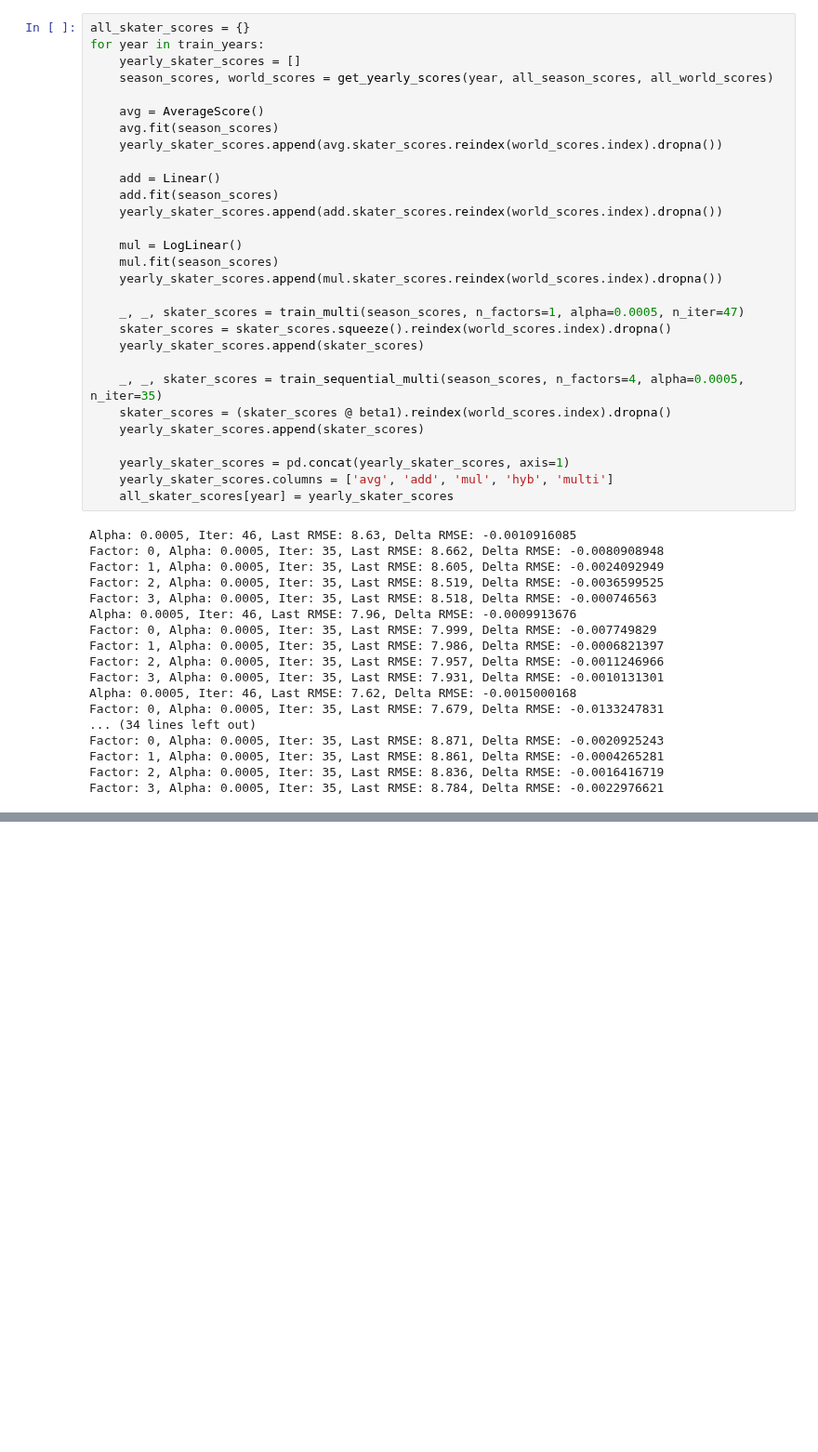
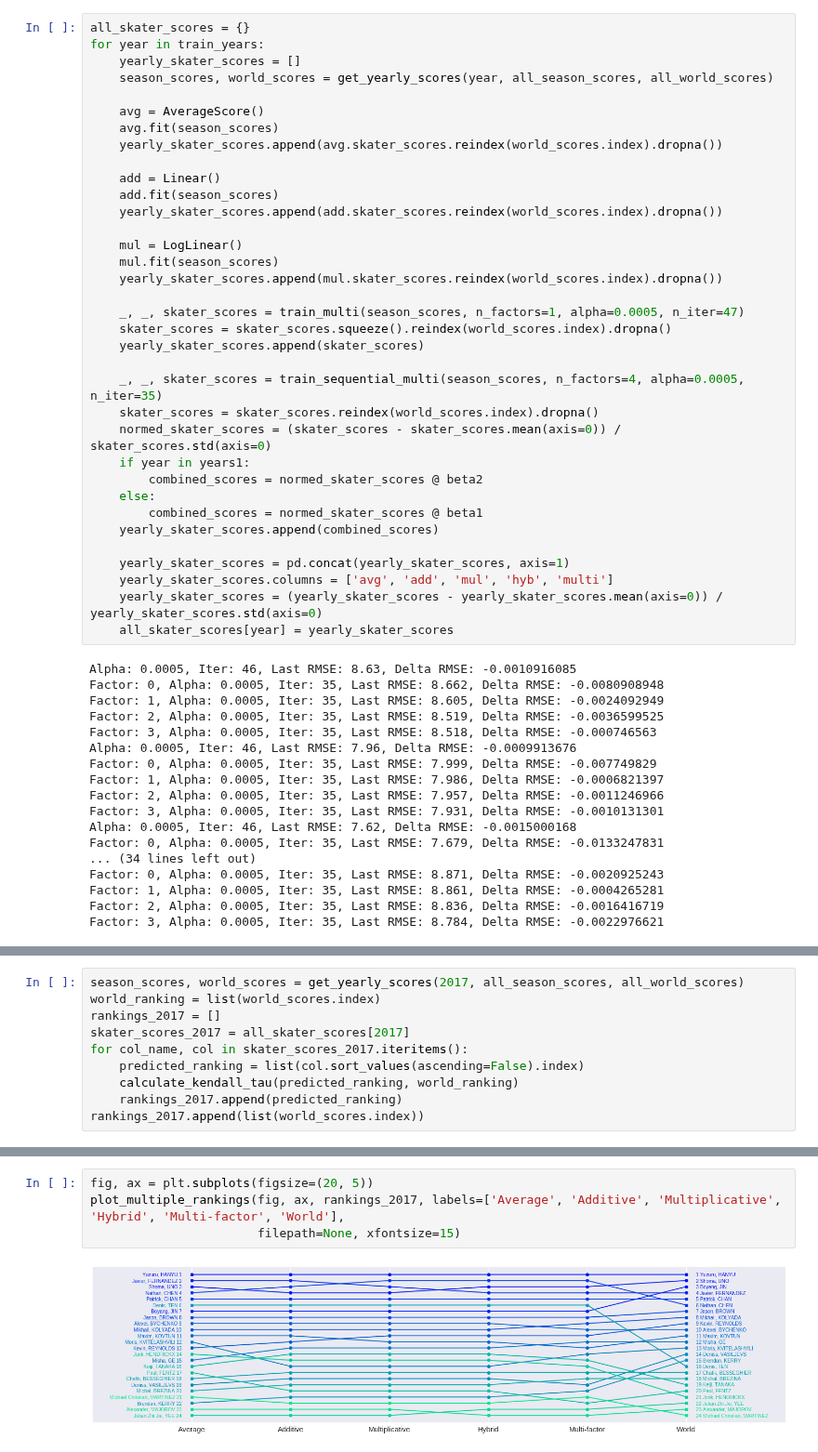
Before and after one commit to khanhnguyendata/skate_predict, a Jupyter notebook: analysis_part6.ipynb, the cells around one changed output, grey strips where cells are left out. Shown at 93% size. Cells and saved outputs as stored; diff of their text form; blank space fills up the shorter version.

```diff
--- a/analysis_part6.ipynb
+++ b/analysis_part6.ipynb
@@ -91,11 +90,17 @@ for year in train_years:
     yearly_skater_scores.append(skater_scores)
 
     _, _, skater_scores = train_sequential_multi(season_scores, n_factors=4, alpha=0.0005, n_iter=35)
-    skater_scores = (skater_scores @ beta1).reindex(world_scores.index).dropna()
-    yearly_skater_scores.append(skater_scores)
+    skater_scores = skater_scores.reindex(world_scores.index).dropna()
+    normed_skater_scores = (skater_scores - skater_scores.mean(axis=0)) / skater_scores.std(axis=0)
+    if year in years1:
+        combined_scores = normed_skater_scores @ beta2
+    else:
+        combined_scores = normed_skater_scores @ beta1
+    yearly_skater_scores.append(combined_scores)
 
     yearly_skater_scores = pd.concat(yearly_skater_scores, axis=1)
     yearly_skater_scores.columns = ['avg', 'add', 'mul', 'hyb', 'multi']
+    yearly_skater_scores = (yearly_skater_scores - yearly_skater_scores.mean(axis=0)) / yearly_skater_scores.std(axis=0)
     all_skater_scores[year] = yearly_skater_scores
 # %% [output]
 Alpha: 0.0005, Iter: 46, Last RMSE: 8.63, Delta RMSE: -0.0010916085
@@ -138,0 +123,10 @@ all_skater_scores[2005]
+# %%
+season_scores, world_scores = get_yearly_scores(2017, all_season_scores, all_world_scores)
+world_ranking = list(world_scores.index)
+rankings_2017 = []
+skater_scores_2017 = all_skater_scores[2017]
+for col_name, col in skater_scores_2017.iteritems():
+    predicted_ranking = list(col.sort_values(ascending=False).index)
+    calculate_kendall_tau(predicted_ranking, world_ranking)
+    rankings_2017.append(predicted_ranking)
+rankings_2017.append(list(world_scores.index))
@@ -138,0 +139,6 @@ all_skater_scores[2005]
+# %%
+fig, ax = plt.subplots(figsize=(20, 5))
+plot_multiple_rankings(fig, ax, rankings_2017, labels=['Average', 'Additive', 'Multiplicative', 'Hybrid', 'Multi-factor', 'World'],
+                       filepath=None, xfontsize=15)
+# %% [output]
+[figure, added]
```
Also changed, not shown: parts of 24 cells of this notebook, 13 other files.
